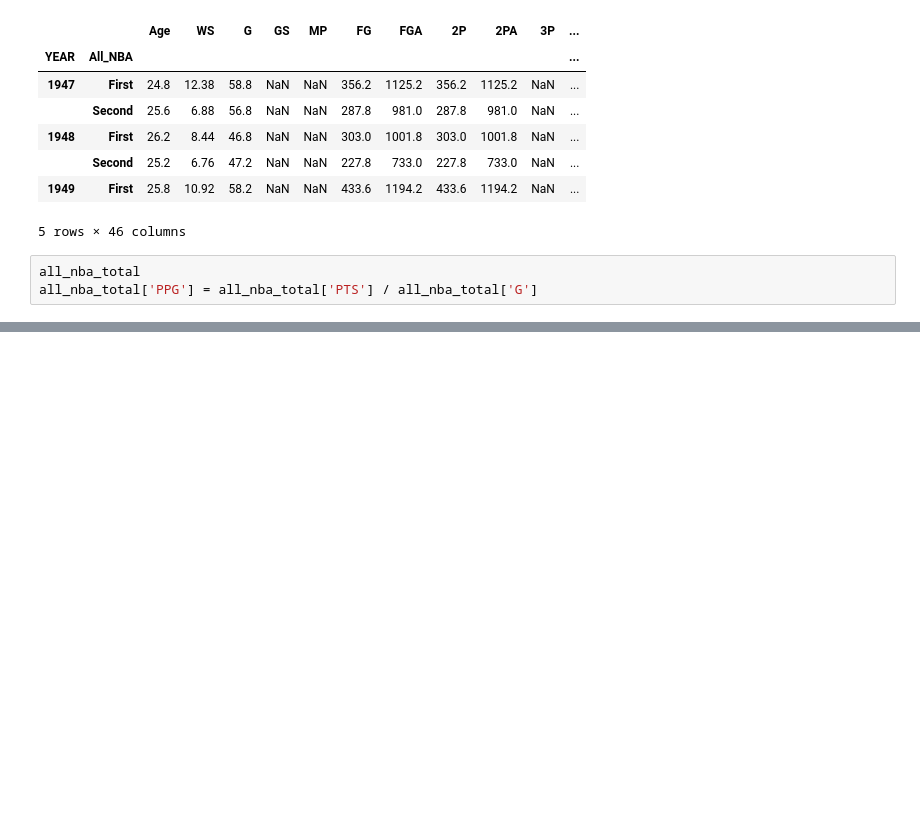
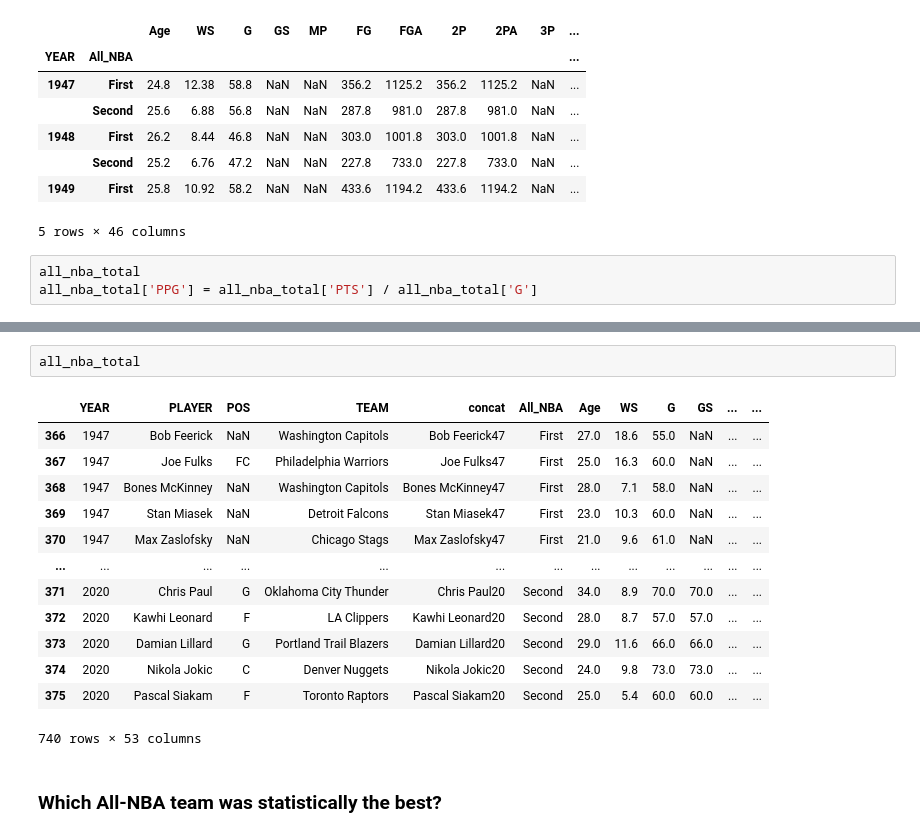
Before and after one commit to rylewww/Modeling-The-NBA-Leap, a Jupyter notebook: Notebooks/5_YoY_Analysis.ipynb, the cells around one changed output, grey strips where cells are left out. Drawn from its saved outputs; the diff is of its cells as text; blank space fills up the shorter version.

```diff
--- a/Notebooks/5_YoY_Analysis.ipynb
+++ b/Notebooks/5_YoY_Analysis.ipynb
@@ -160,0 +146,18 @@ all_nba_total[all_nba_total['YEAR'] == 1999]
+# %%
+all_nba_total
+# %% [output]
+|  | YEAR | PLAYER | POS | TEAM | concat | All_NBA | Age | WS | G | GS | ... | ... |
+| 366 | 1947 | Bob Feerick | NaN | Washington Capitols | Bob Feerick47 | First | 27.0 | 18.6 | 55.0 | NaN | ... | ... |
+| 367 | 1947 | Joe Fulks | FC | Philadelphia Warriors | Joe Fulks47 | First | 25.0 | 16.3 | 60.0 | NaN | ... | ... |
+| 368 | 1947 | Bones McKinney | NaN | Washington Capitols | Bones McKinney47 | First | 28.0 | 7.1 | 58.0 | NaN | ... | ... |
+| 369 | 1947 | Stan Miasek | NaN | Detroit Falcons | Stan Miasek47 | First | 23.0 | 10.3 | 60.0 | NaN | ... | ... |
+| 370 | 1947 | Max Zaslofsky | NaN | Chicago Stags | Max Zaslofsky47 | First | 21.0 | 9.6 | 61.0 | NaN | ... | ... |
+| ... | ... | ... | ... | ... | ... | ... | ... | ... | ... | ... | ... | ... |
+| 371 | 2020 | Chris Paul | G | Oklahoma City Thunder | Chris Paul20 | Second | 34.0 | 8.9 | 70.0 | 70.0 | ... | ... |
+| 372 | 2020 | Kawhi Leonard | F | LA Clippers | Kawhi Leonard20 | Second | 28.0 | 8.7 | 57.0 | 57.0 | ... | ... |
+| 373 | 2020 | Damian Lillard | G | Portland Trail Blazers | Damian Lillard20 | Second | 29.0 | 11.6 | 66.0 | 66.0 | ... | ... |
+| 374 | 2020 | Nikola Jokic | C | Denver Nuggets | Nikola Jokic20 | Second | 24.0 | 9.8 | 73.0 | 73.0 | ... | ... |
+| 375 | 2020 | Pascal Siakam | F | Toronto Raptors | Pascal Siakam20 | Second | 25.0 | 5.4 | 60.0 | 60.0 | ... | ... |
+740 rows × 53 columns
+# %% [markdown]
+### Which All-NBA team was statistically the best?
```
Also changed, not shown: parts of 30 cells of this notebook, 5 other files.
